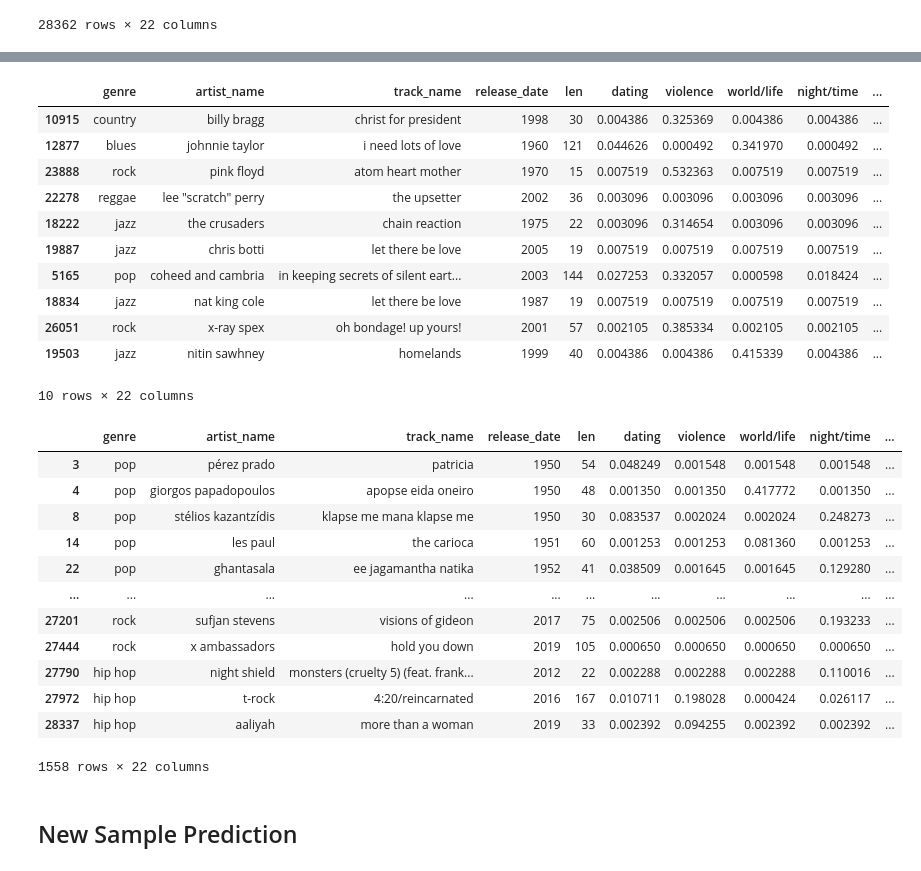
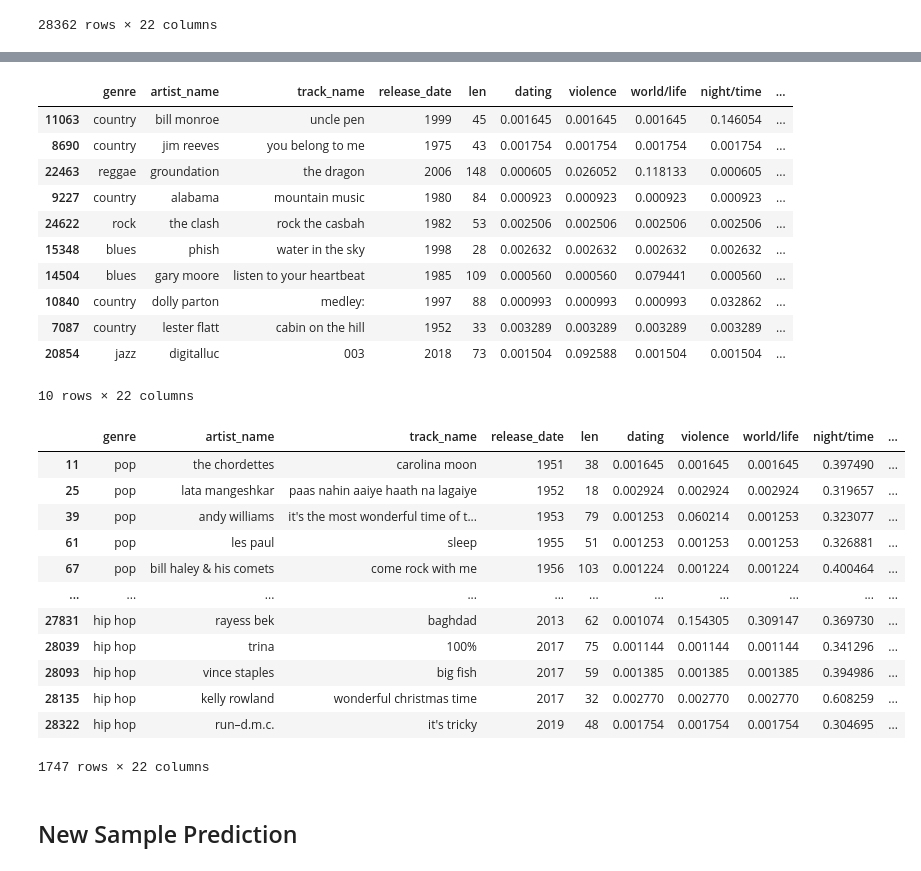
Before and after one commit to ohTMI/Music-Recommendation-Lab, a Jupyter notebook: Code/model.ipynb, the cells around one changed output, grey strips where cells are left out. Cells and saved outputs as stored; diff of their text form; code cells hidden in the pictures.

```diff
--- a/Code/model.ipynb
+++ b/Code/model.ipynb
@@ -168,6 +168,6 @@ plt.show()
 # %% [markdown]
 #### After looking at the scaled elbow and silhouette plots, I went with k=12 as the optimal number of clusters
 # %%
-kmeans_scaled= KMeans(n_clusters=13, init="k-means++", n_init=50, random_state=42)
+kmeans_scaled= KMeans(n_clusters=12, init="k-means++", n_init=50, random_state=42)
 kmeans_scaled.fit(X1_scaled)
 # %% [output]
@@ -403,34 +399,34 @@ label[clean_data['Cluster'] == 4].sample(10)
 label[clean_data['Cluster'] == 8].sample(10)
 # %% [output]
 |  | genre | artist_name | track_name | release_date | len | dating | violence | world/life | night/time | ... |
-| 10915 | country | billy bragg | christ for president | 1998 | 30 | 0.004386 | 0.325369 | 0.004386 | 0.004386 | ... |
-| 12877 | blues | johnnie taylor | i need lots of love | 1960 | 121 | 0.044626 | 0.000492 | 0.341970 | 0.000492 | ... |
-| 23888 | rock | pink floyd | atom heart mother | 1970 | 15 | 0.007519 | 0.532363 | 0.007519 | 0.007519 | ... |
-| 22278 | reggae | lee "scratch" perry | the upsetter | 2002 | 36 | 0.003096 | 0.003096 | 0.003096 | 0.003096 | ... |
-| 18222 | jazz | the crusaders | chain reaction | 1975 | 22 | 0.003096 | 0.314654 | 0.003096 | 0.003096 | ... |
-| 19887 | jazz | chris botti | let there be love | 2005 | 19 | 0.007519 | 0.007519 | 0.007519 | 0.007519 | ... |
-| 5165 | pop | coheed and cambria | in keeping secrets of silent eart... | 2003 | 144 | 0.027253 | 0.332057 | 0.000598 | 0.018424 | ... |
-| 18834 | jazz | nat king cole | let there be love | 1987 | 19 | 0.007519 | 0.007519 | 0.007519 | 0.007519 | ... |
-| 26051 | rock | x-ray spex | oh bondage! up yours! | 2001 | 57 | 0.002105 | 0.385334 | 0.002105 | 0.002105 | ... |
-| 19503 | jazz | nitin sawhney | homelands | 1999 | 40 | 0.004386 | 0.004386 | 0.415339 | 0.004386 | ... |
+| 11063 | country | bill monroe | uncle pen | 1999 | 45 | 0.001645 | 0.001645 | 0.001645 | 0.146054 | ... |
+| 8690 | country | jim reeves | you belong to me | 1975 | 43 | 0.001754 | 0.001754 | 0.001754 | 0.001754 | ... |
+| 22463 | reggae | groundation | the dragon | 2006 | 148 | 0.000605 | 0.026052 | 0.118133 | 0.000605 | ... |
+| 9227 | country | alabama | mountain music | 1980 | 84 | 0.000923 | 0.000923 | 0.000923 | 0.000923 | ... |
+| 24622 | rock | the clash | rock the casbah | 1982 | 53 | 0.002506 | 0.002506 | 0.002506 | 0.002506 | ... |
+| 15348 | blues | phish | water in the sky | 1998 | 28 | 0.002632 | 0.002632 | 0.002632 | 0.002632 | ... |
+| 14504 | blues | gary moore | listen to your heartbeat | 1985 | 109 | 0.000560 | 0.000560 | 0.079441 | 0.000560 | ... |
+| 10840 | country | dolly parton | medley: | 1997 | 88 | 0.000993 | 0.000993 | 0.000993 | 0.032862 | ... |
+| 7087 | country | lester flatt | cabin on the hill | 1952 | 33 | 0.003289 | 0.003289 | 0.003289 | 0.003289 | ... |
+| 20854 | jazz | digitalluc | 003 | 2018 | 73 | 0.001504 | 0.092588 | 0.001504 | 0.001504 | ... |
 10 rows × 22 columns
 # %%
-# Cluster 12
-label[clean_data['Cluster'] == 12]
+# Cluster 11
+label[clean_data['Cluster'] == 11]
 # %% [output]
 |  | genre | artist_name | track_name | release_date | len | dating | violence | world/life | night/time | ... |
-| 3 | pop | pérez prado | patricia | 1950 | 54 | 0.048249 | 0.001548 | 0.001548 | 0.001548 | ... |
-| 4 | pop | giorgos papadopoulos | apopse eida oneiro | 1950 | 48 | 0.001350 | 0.001350 | 0.417772 | 0.001350 | ... |
-| 8 | pop | stélios kazantzídis | klapse me mana klapse me | 1950 | 30 | 0.083537 | 0.002024 | 0.002024 | 0.248273 | ... |
-| 14 | pop | les paul | the carioca | 1951 | 60 | 0.001253 | 0.001253 | 0.081360 | 0.001253 | ... |
-| 22 | pop | ghantasala | ee jagamantha natika | 1952 | 41 | 0.038509 | 0.001645 | 0.001645 | 0.129280 | ... |
+| 11 | pop | the chordettes | carolina moon | 1951 | 38 | 0.001645 | 0.001645 | 0.001645 | 0.397490 | ... |
+| 25 | pop | lata mangeshkar | paas nahin aaiye haath na lagaiye | 1952 | 18 | 0.002924 | 0.002924 | 0.002924 | 0.319657 | ... |
+| 39 | pop | andy williams | it's the most wonderful time of t... | 1953 | 79 | 0.001253 | 0.060214 | 0.001253 | 0.323077 | ... |
+| 61 | pop | les paul | sleep | 1955 | 51 | 0.001253 | 0.001253 | 0.001253 | 0.326881 | ... |
+| 67 | pop | bill haley & his comets | come rock with me | 1956 | 103 | 0.001224 | 0.001224 | 0.001224 | 0.400464 | ... |
 | ... | ... | ... | ... | ... | ... | ... | ... | ... | ... | ... |
-| 27201 | rock | sufjan stevens | visions of gideon | 2017 | 75 | 0.002506 | 0.002506 | 0.002506 | 0.193233 | ... |
-| 27444 | rock | x ambassadors | hold you down | 2019 | 105 | 0.000650 | 0.000650 | 0.000650 | 0.000650 | ... |
-| 27790 | hip hop | night shield | monsters (cruelty 5) (feat. frank... | 2012 | 22 | 0.002288 | 0.002288 | 0.002288 | 0.110016 | ... |
-| 27972 | hip hop | t-rock | 4:20/reincarnated | 2016 | 167 | 0.010711 | 0.198028 | 0.000424 | 0.026117 | ... |
-| 28337 | hip hop | aaliyah | more than a woman | 2019 | 33 | 0.002392 | 0.094255 | 0.002392 | 0.002392 | ... |
+| 27831 | hip hop | rayess bek | baghdad | 2013 | 62 | 0.001074 | 0.154305 | 0.309147 | 0.369730 | ... |
+| 28039 | hip hop | trina | 100% | 2017 | 75 | 0.001144 | 0.001144 | 0.001144 | 0.341296 | ... |
+| 28093 | hip hop | vince staples | big fish | 2017 | 59 | 0.001385 | 0.001385 | 0.001385 | 0.394986 | ... |
+| 28135 | hip hop | kelly rowland | wonderful christmas time | 2017 | 32 | 0.002770 | 0.002770 | 0.002770 | 0.608259 | ... |
+| 28322 | hip hop | run–d.m.c. | it's tricky | 2019 | 48 | 0.001754 | 0.001754 | 0.001754 | 0.304695 | ... |
-1558 rows × 22 columns
+1747 rows × 22 columns
 # %% [markdown]
 ## New Sample Prediction
 # %%
```
Also changed, not shown: parts of 12 cells of this notebook, 1 other file.
